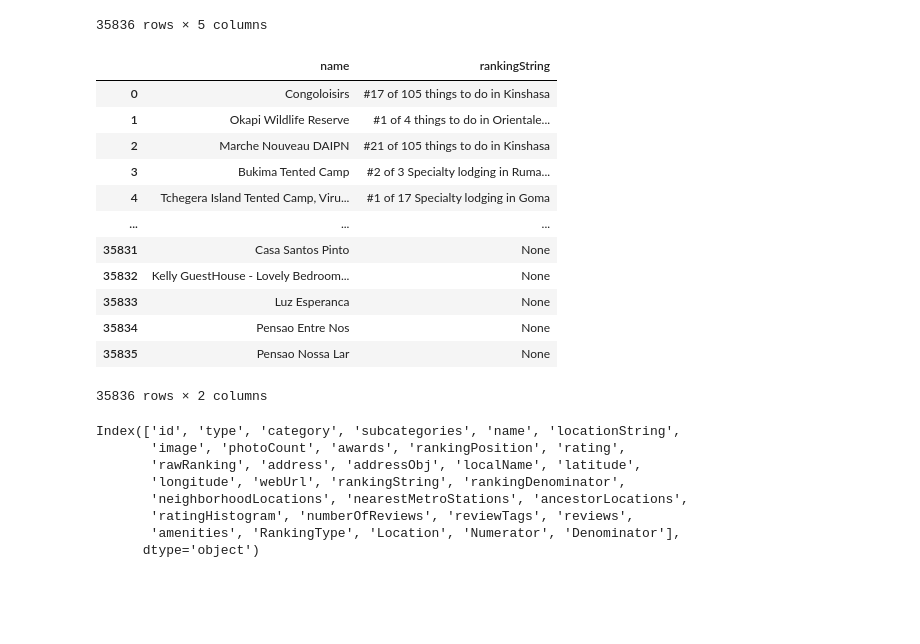
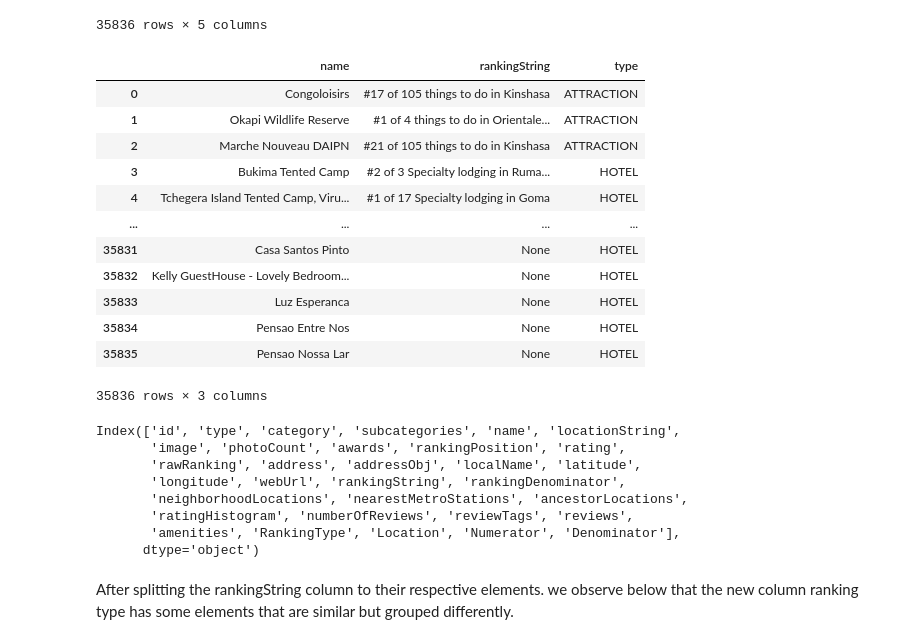
Before and after one commit to R3TR0Quan/travel-destination-recommendation-sys, a Jupyter notebook: misc_notebooks/ian.ipynb, the cells around one changed output. Saved outputs shown, nothing was run; the diff lists cells and outputs as text; code cells hidden in the pictures; blank space fills up the shorter version.

Commit message:
updated data cleaning on ian and pauline columns

```diff
--- a/misc_notebooks/ian.ipynb
+++ b/misc_notebooks/ian.ipynb
@@ -26,16 +29,15 @@ def read_json_files(json_files):
             df = pd.DataFrame(json_data)
             dfs.append(df)
 
-    merged_df = pd.concat(dfs, ignore_index=True)
-    return merged_df
+    return pd.concat(dfs, ignore_index=True)
 # %%
-json_files = ['travel-destination-recommendation-sys\Data\drc.json','travel-destination-recommendation-sys\Data\egypt.json', 'travel-destination-recommendation-sys\Data\ethiopia.json',
-                'travel-destination-recommendation-sys\Data\kenya.json', 'travel-destination-recommendation-sys\Data\Madagascar.json', 'travel-destination-recommendation-sys\Data\morocco.json',
-                r'travel-destination-recommendation-sys\Data\nigeria.json', r'travel-destination-recommendation-sys\Data\rwanda.json', 'travel-destination-recommendation-sys\Data\seychelles.json',
-                r'travel-destination-recommendation-sys\Data\tanzania.json', r'travel-destination-recommendation-sys\Data\uganda.json', r'travel-destination-recommendation-sys\Data\namibia.json',
-                'travel-destination-recommendation-sys\Data\SouthAfrica.json', 'travel-destination-recommendation-sys\Data\malawi.json', 'travel-destination-recommendation-sys\Data\Senegal.json',
-                'travel-destination-recommendation-sys\Data\zambia.json', 'travel-destination-recommendation-sys\Data\Ghana.json', 'travel-destination-recommendation-sys\Data\Botswana.json',
-                'travel-destination-recommendation-sys\Data\capeverde.json' ]
+json_files = ['..\Data\drc.json','..\Data\egypt.json', '..\Data\ethiopia.json',
+                '..\Data\kenya.json', '..\Data\Madagascar.json', '..\Data\morocco.json',
+                r'..\Data\nigeria.json', r'..\Data\rwanda.json', '..\Data\seychelles.json',
+                r'..\Data\tanzania.json', r'..\Data\uganda.json', r'..\Data\namibia.json',
+                '..\Data\south_africa.json', '..\Data\malawi.json', '..\Data\Senegal.json',
+                '..\Data\zambia.json', '..\Data\Ghana.json', '..\Data\Botswana.json',
+                '..\Data\capeverde.json' ]
 df = read_json_files(json_files)
 # %%
 df
@@ -169,21 +171,21 @@ df[['locationString','rankingPosition','rawRanking','rankingString','rankingDeno
 | 35835 | Praia, Santiago | NaN | NaN | None | None |
 35836 rows × 5 columns
 # %%
-df[['name','rankingString']]
+df[['name','rankingString', 'type']]
 # %% [output]
-|  | name | rankingString |
-| 0 | Congoloisirs | #17 of 105 things to do in Kinshasa |
-| 1 | Okapi Wildlife Reserve | #1 of 4 things to do in Orientale... |
-| 2 | Marche Nouveau DAIPN | #21 of 105 things to do in Kinshasa |
-| 3 | Bukima Tented Camp | #2 of 3 Specialty lodging in Ruma... |
-| 4 | Tchegera Island Tented Camp, Viru... | #1 of 17 Specialty lodging in Goma |
-| ... | ... | ... |
-| 35831 | Casa Santos Pinto | None |
-| 35832 | Kelly GuestHouse - Lovely Bedroom... | None |
-| 35833 | Luz Esperanca | None |
-| 35834 | Pensao Entre Nos | None |
-| 35835 | Pensao Nossa Lar | None |
+|  | name | rankingString | type |
+| 0 | Congoloisirs | #17 of 105 things to do in Kinshasa | ATTRACTION |
+| 1 | Okapi Wildlife Reserve | #1 of 4 things to do in Orientale... | ATTRACTION |
+| 2 | Marche Nouveau DAIPN | #21 of 105 things to do in Kinshasa | ATTRACTION |
+| 3 | Bukima Tented Camp | #2 of 3 Specialty lodging in Ruma... | HOTEL |
+| 4 | Tchegera Island Tented Camp, Viru... | #1 of 17 Specialty lodging in Goma | HOTEL |
+| ... | ... | ... | ... |
+| 35831 | Casa Santos Pinto | None | HOTEL |
+| 35832 | Kelly GuestHouse - Lovely Bedroom... | None | HOTEL |
+| 35833 | Luz Esperanca | None | HOTEL |
+| 35834 | Pensao Entre Nos | None | HOTEL |
+| 35835 | Pensao Nossa Lar | None | HOTEL |
-35836 rows × 2 columns
+35836 rows × 3 columns
 # %%
 
 
@@ -226,6 +228,8 @@ Index(['id', 'type', 'category', 'subcategories', 'name', 'locationString',
        'ratingHistogram', 'numberOfReviews', 'reviewTags', 'reviews',
        'amenities', 'RankingType', 'Location', 'Numerator', 'Denominator'],
       dtype='object')
+# %% [markdown]
+After splitting the rankingString column to their respective elements. we observe below that the new column ranking type has some elements that are similar but grouped differently.
 # %%
 df.RankingType.value_counts()
 # %% [output]
```
Also changed, not shown: parts of 22 cells of this notebook.
